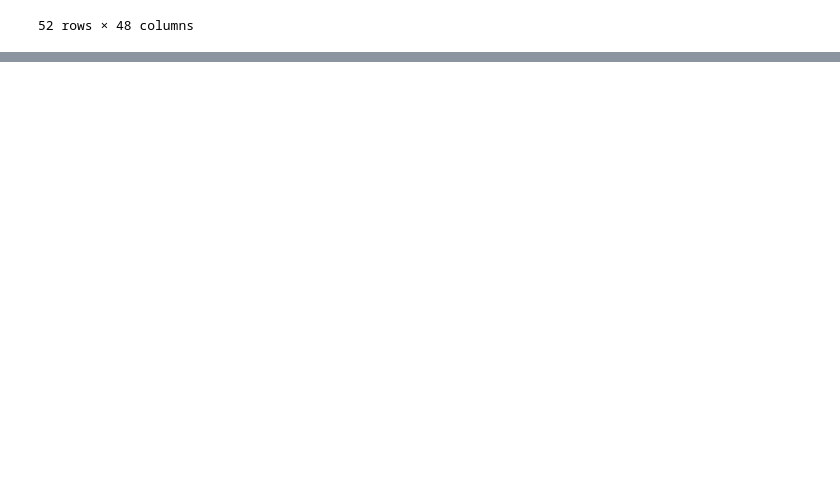
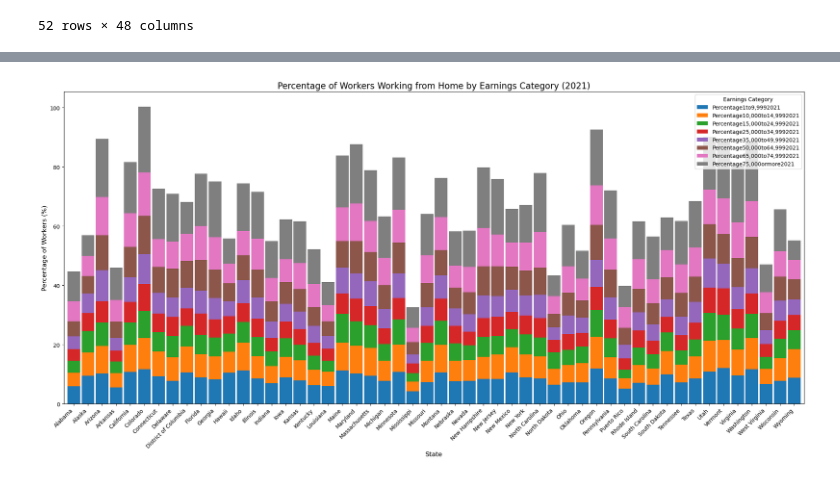
Before and after one commit to IvanDirigible/home-based-workers, a Jupyter notebook: Census_ACS_Data.ipynb, the cells around one changed output, grey strips where cells are left out. Drawn from its saved outputs; the diff is of its cells as text; code cells hidden in the pictures; blank space fills up the shorter version.

```diff
--- a/Census_ACS_Data.ipynb
+++ b/Census_ACS_Data.ipynb
@@ -534,3 +586,42 @@ final_percentage_2021_df
 | West Virginia | 6.68% | 5.13% | 4.06% | 4.33% | ... |
 | Wisconsin | 7.72% | 7.75% | 6.48% | 6.07% | ... |
 | Wyoming | 8.76% | 9.68% | 6.39% | 5.12% | ... |
+# %%
+# Clean up column names by removing spaces (keeping commas and other symbols)
+final_percentage_2021_df.columns = final_percentage_2021_df.columns.str.replace(' ', '')
+
+# Define the categories (percentage columns)
+categories_2021 = [
+    'Percentage1to9,9992021',
+    'Percentage10,000to14,9992021',
+    'Percentage15,000to24,9992021',
+    'Percentage25,000to34,9992021',
+    'Percentage35,000to49,9992021',
+    'Percentage50,000to64,9992021',
+    'Percentage65,000to74,9992021',
+    'Percentage75,000ormore2021'
+]
+
+# Check if all categories exist in the DataFrame
+missing_columns = [cat for cat in categories_2021 if cat not in final_percentage_2021_df.columns]
+if missing_columns:
+    print(f"Missing columns: {', '.join(missing_columns)}")
+
+# Clean the percentage values: remove '%' and ',' and convert to float
+final_percentage_2021_df[categories_2021] = final_percentage_2021_df[categories_2021].replace({'%': '', ',': ''}, regex=True).astype(float)
+
+# Create a stacked bar chart
+final_percentage_2021_df[categories_2021].plot(kind='bar', stacked=True, figsize=(20, 10), width=0.9)
+
+# Adding title and labels
+plt.title('Percentage of Workers Working from Home by Earnings Category (2021)', fontsize=16)
+plt.xlabel('State', fontsize=12)
+plt.ylabel('Percentage of Workers (%)', fontsize=12)
+plt.xticks(rotation=45, ha='right')  # Rotate state names to avoid overlap
+plt.legend(title="Earnings Category", loc='upper right')  # Move legend outside the plot
+
+# Display the plot
+plt.tight_layout()  # Adjust layout to prevent clipping
+plt.show()
+# %% [output]
+[figure, added]
```
Also changed, not shown: parts of 18 cells of this notebook.
